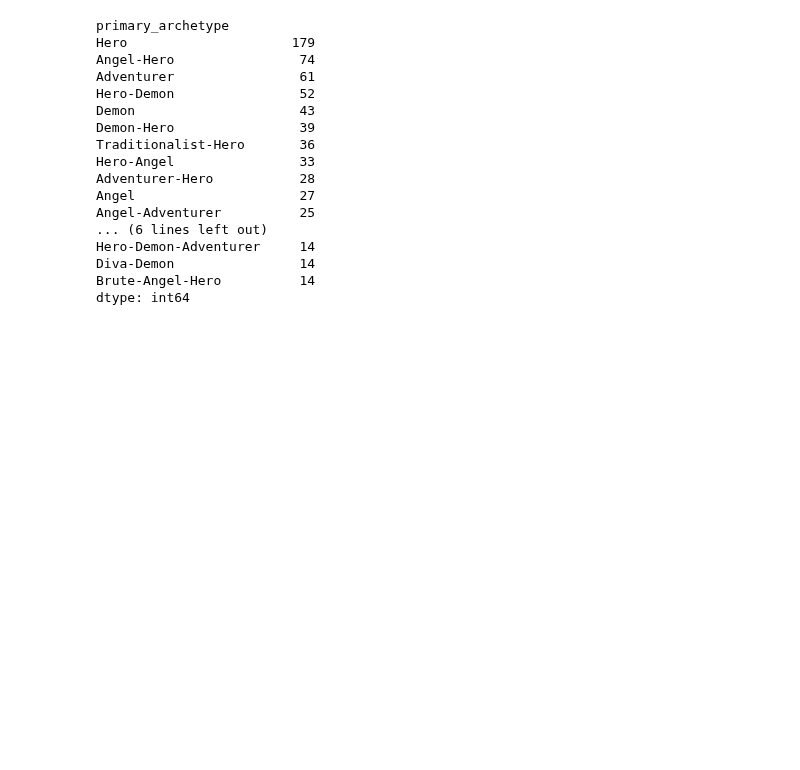
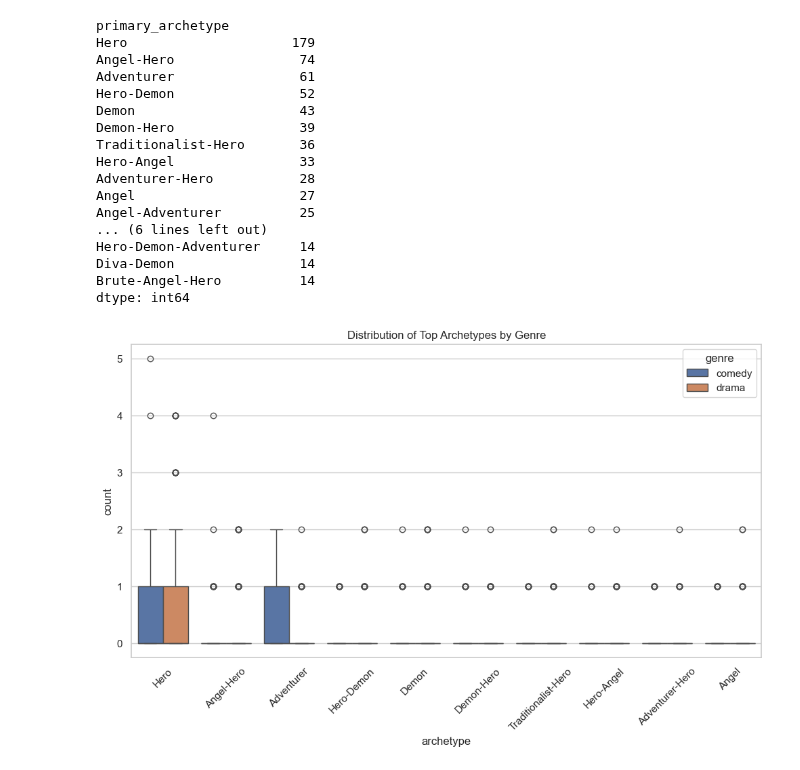
Before and after one commit to lcohenwanis/pocs2-spring2026-genre-from-archetypes, a Jupyter notebook: notebooks/initial_archetype_eda.ipynb, the cells around one changed output. Drawn from its saved outputs; the diff is of its cells as text; code cells hidden in the pictures; blank space fills up the shorter version.

```diff
--- a/notebooks/initial_archetype_eda.ipynb
+++ b/notebooks/initial_archetype_eda.ipynb
@@ -93,6 +132,19 @@ Hero-Demon-Adventurer     14
 Diva-Demon                14
 Brute-Angel-Hero          14
 dtype: int64
+# %%
+# plot distribution of top archetypes across comedy vs drama
+import matplotlib.pyplot as plt
+import seaborn as sns
+top_archetypes = archetype_freqs_df[archetype_cols].sum(axis=0).sort_values(ascending=False).head(10).index
+archetype_freqs_df_melted = archetype_freqs_df.reset_index().melt(id_vars=['story_name', 'genre', 'is_comedy'], value_vars=top_archetypes, var_name='archetype', value_name='count')
+plt.figure(figsize=(12, 6))
+sns.boxplot(data=archetype_freqs_df_melted, x='archetype', y='count', hue='genre')
+plt.xticks(rotation=45)
+plt.title('Distribution of Top Archetypes by Genre')
+plt.show()
+# %% [output]
+[figure, added]
 # %%
 # What are the most common primary archetypes across all stories, normalized by the total number of characters in each story?
 # Is it the same as the non-normalized version? Not exactly.
```
Also changed, not shown: parts of 8 cells of this notebook.
